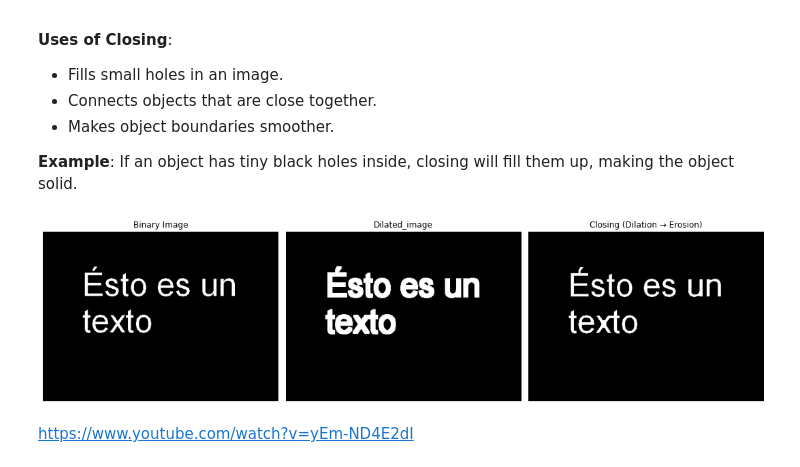
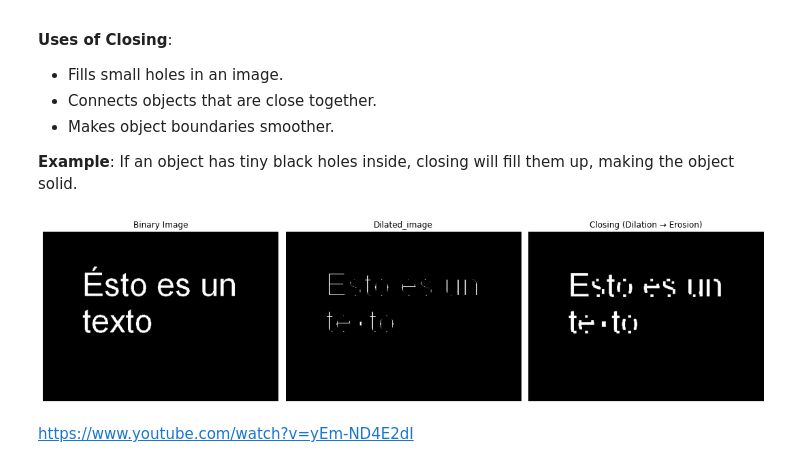
Before and after one commit to ClaudiaBlasco/Projecte-ISV, a Jupyter notebook: Project_Group_6.ipynb, the cells around one changed output. Drawn from its saved outputs; the diff is of its cells as text; code cells hidden in the pictures.

```diff
--- a/Project_Group_6.ipynb
+++ b/Project_Group_6.ipynb
@@ -343,38 +343,43 @@ Then, erosion restores the original shape without bringing back the gaps.
 # %%
 # Load the image in grayscale
 image = cv2.imread('test.jpg', cv2.IMREAD_GRAYSCALE)
 
 # Verify if the image loaded correctly
 if image is None:
     raise FileNotFoundError("Image not found. Check the filename and path.")
 
 # Convert to binary (Thresholding)
 _, binary = cv2.threshold(image, 127, 255, cv2.THRESH_BINARY_INV)
 
 # Define a structuring element (kernel)
 kernel = np.ones((5,5), np.uint8)
 
-# Apply dilation
-dilated_image = dilation(binary, kernel)
 
-# Apply erosion
-eroded_image = erosion_manual(dilated_image, kernel)
+# Closing
+def closing(binary_image, kernel):
+    # Dilation
+    dilated_image = dilation(binary_image, kernel)
+    # Manual erosion
+    eroded_image = erosion_manual(dilated_image, kernel)
+    return dilated_image, eroded_image
+
+dilated_image, eroded_image = opening(binary, kernel)
 
 # Display the original and processed images
 titles = ["Binary Image", "Dilated_image","Closing (Dilation → Erosion)"]
 images = [binary, dilated_image, eroded_image]
 
 plt.figure(figsize=(15, 10))
 for i in range(len(images)):
     plt.subplot(1, 3, i+1)
     plt.imshow(images[i], cmap='gray')
     plt.title(titles[i])
     plt.axis("off")
 
 plt.tight_layout()
 plt.show()
 # %% [output]
-[figure, old version]
+[figure, new version]
 # %% [markdown]
 https://www.youtube.com/watch?v=yEm-ND4E2dI
 # %% [markdown]
```
Also changed, not shown: parts of 8 cells of this notebook.
